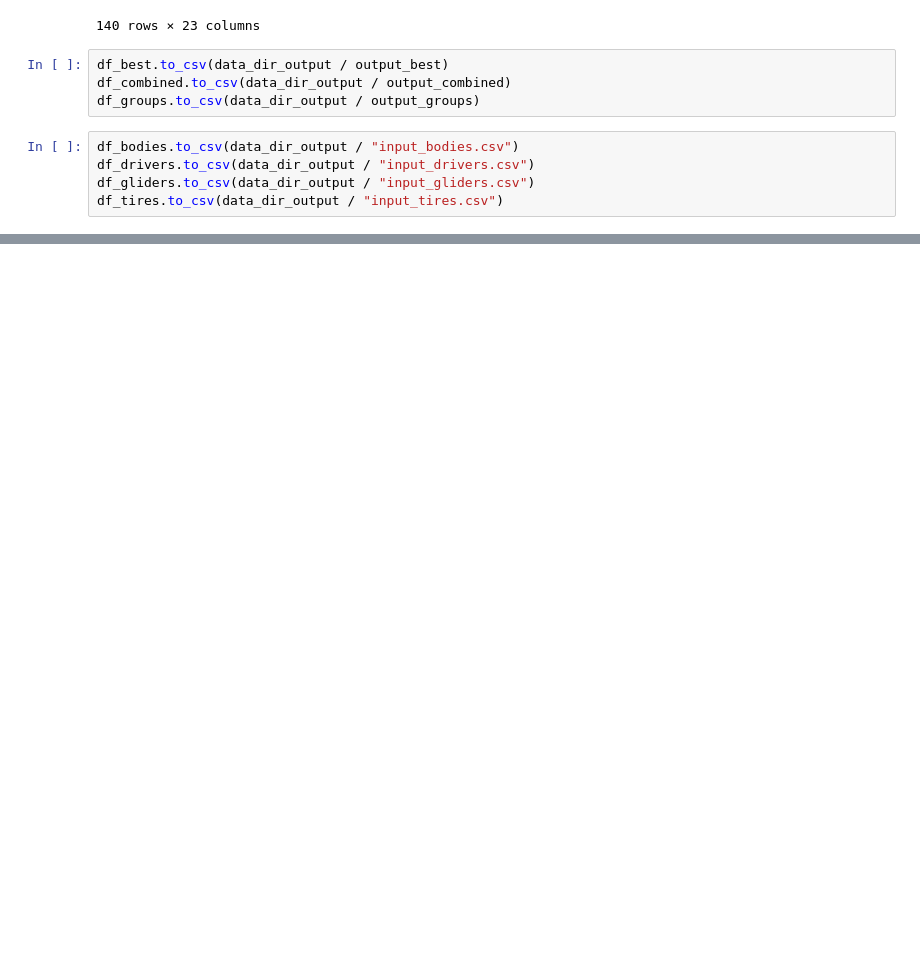
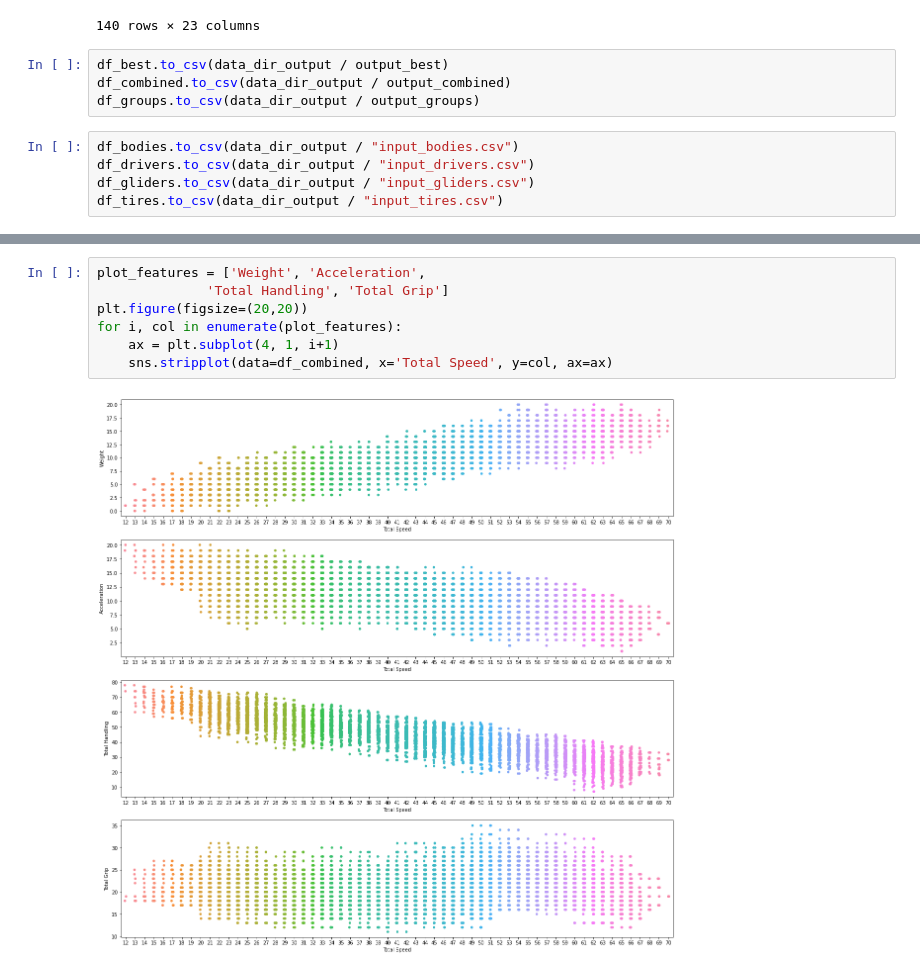
Before and after one commit to dorothyynwong/mario_kart_8_best, a Jupyter notebook: mario-kart-8.ipynb, the cells around one changed output, grey strips where cells are left out. Saved outputs shown, nothing was run; the diff lists cells and outputs as text; blank space fills up the shorter version.

```diff
--- a/mario-kart-8.ipynb
+++ b/mario-kart-8.ipynb
@@ -429,0 +451,9 @@ df_tires.to_csv(data_dir_output / "input_tires.csv")
+# %%
+plot_features = ['Weight', 'Acceleration',
+              'Total Handling', 'Total Grip']
+plt.figure(figsize=(20,20))
+for i, col in enumerate(plot_features):
+    ax = plt.subplot(4, 1, i+1)
+    sns.stripplot(data=df_combined, x='Total Speed', y=col, ax=ax)
+# %% [output]
+[figure, added]
```
Also changed, not shown: parts of 5 cells of this notebook.
